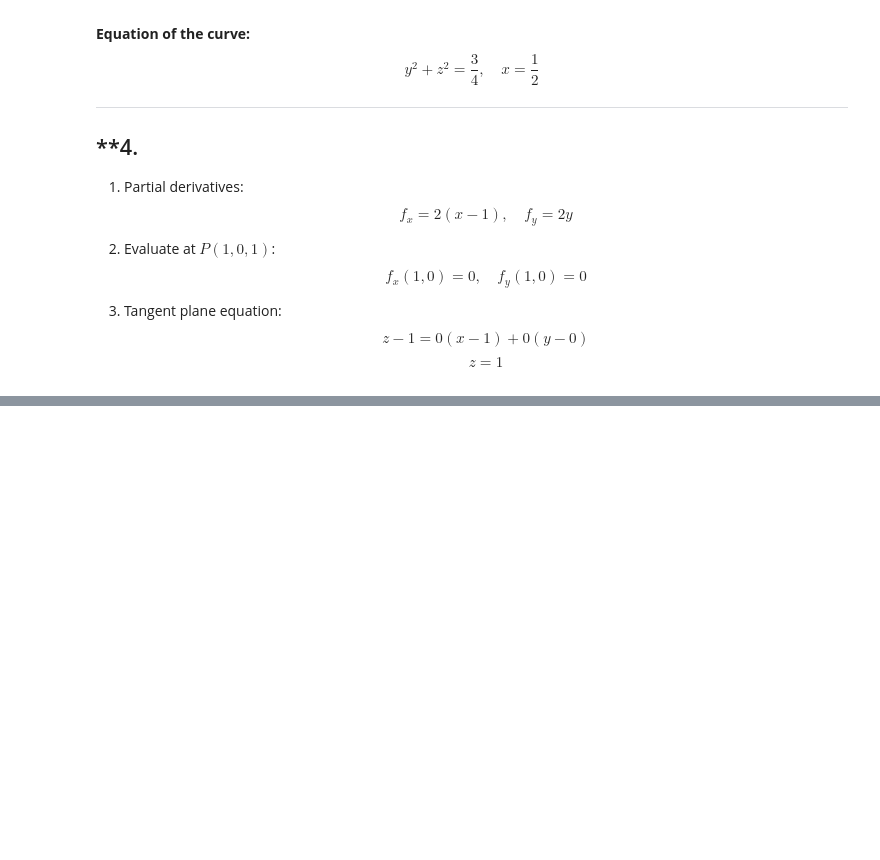
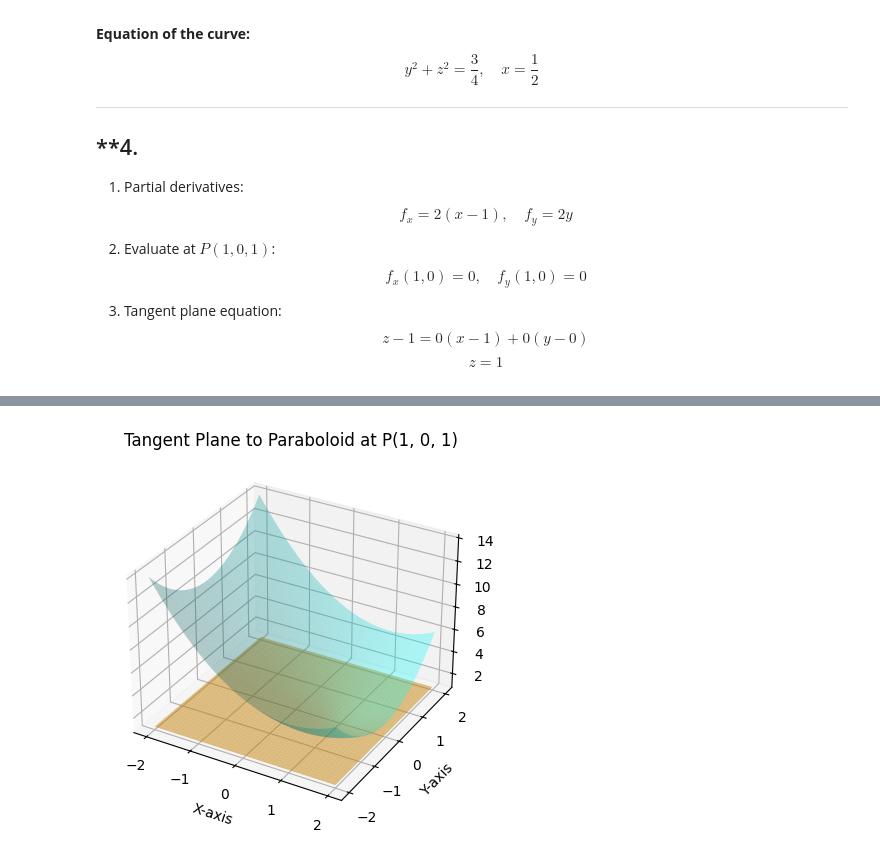
Before and after one commit to furk4nbaser1/Math-2024-25-Winter, a Jupyter notebook: Notebooks_EN/02_Analytic_Geometry/08_Second_Order_Surfaces/08_Second_Order_Surfaces.ipynb, the cells around one changed output, grey strips where cells are left out. Cells and saved outputs as stored; diff of their text form; code cells hidden in the pictures; blank space fills up the shorter version.

```diff
--- a/Notebooks_EN/02_Analytic_Geometry/08_Second_Order_Surfaces/08_Second_Order_Surfaces.ipynb
+++ b/Notebooks_EN/02_Analytic_Geometry/08_Second_Order_Surfaces/08_Second_Order_Surfaces.ipynb
@@ -267,0 +267,21 @@ plt.show()
+# %%
+import numpy as np
+import matplotlib.pyplot as plt
+
+x = np.linspace(-2, 2, 100)
+y = np.linspace(-2, 2, 100)
+X, Y = np.meshgrid(x, y)
+Z = np.ones_like(X)  # Tangent plane z = 1
+Z_paraboloid = (X - 1)**2 + Y**2 + 1
+
+fig = plt.figure()
+ax = fig.add_subplot(111, projection='3d')
+ax.plot_surface(X, Y, Z, alpha=0.5, color='orange')
+ax.plot_surface(X, Y, Z_paraboloid, alpha=0.3, color='cyan')
+ax.set_xlabel('X-axis')
+ax.set_ylabel('Y-axis')
+ax.set_zlabel('Z-axis')
+plt.title("Tangent Plane to Paraboloid at P(1, 0, 1)")
+plt.show()
+# %% [output]
+[figure, added]
```
Also changed, not shown: parts of 3 cells of this notebook.
